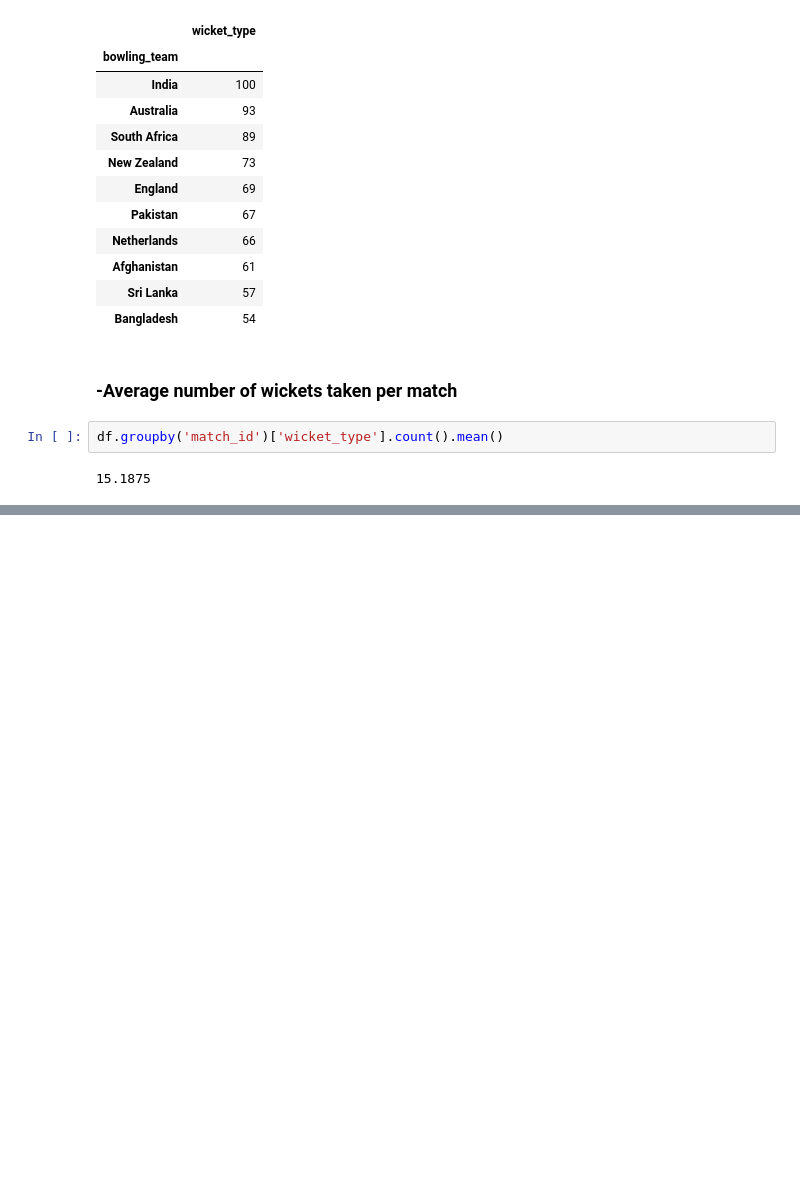
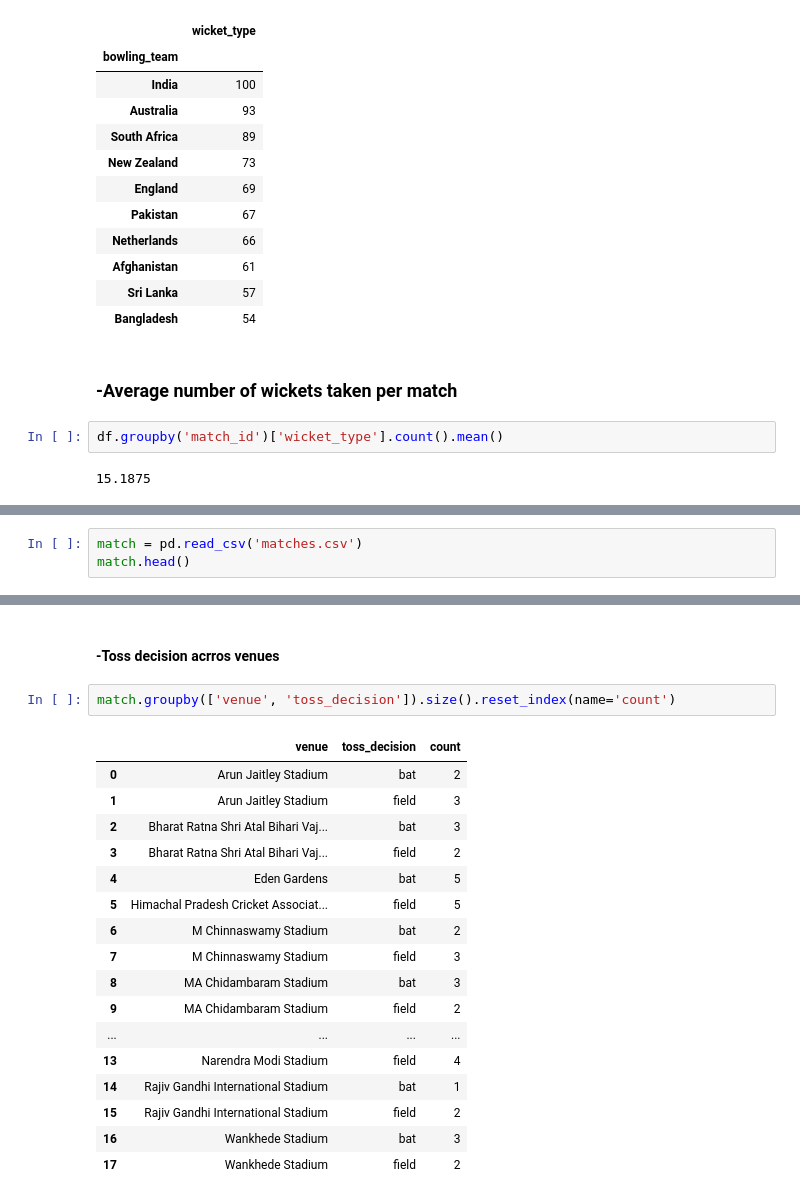
Before and after one commit to ZainFaisal005/DataCraft-Analysis-Vault, a Jupyter notebook: WorldCup2023 Project/WorldCup23.ipynb, the cells around one changed output, grey strips where cells are left out. Saved outputs shown, nothing was run; the diff lists cells and outputs as text; blank space fills up the shorter version.

```diff
--- a/WorldCup2023 Project/WorldCup23.ipynb
+++ b/WorldCup2023 Project/WorldCup23.ipynb
@@ -221,0 +224,3 @@ df.groupby('match_id')['wicket_type'].count().mean()
+# %%
+match = pd.read_csv('matches.csv')
+match.head()
@@ -221,0 +254,22 @@ df.groupby('match_id')['wicket_type'].count().mean()
+# %% [markdown]
+#### -Toss decision acrros venues
+# %%
+match.groupby(['venue', 'toss_decision']).size().reset_index(name='count')
+# %% [output]
+|  | venue | toss_decision | count |
+| 0 | Arun Jaitley Stadium | bat | 2 |
+| 1 | Arun Jaitley Stadium | field | 3 |
+| 2 | Bharat Ratna Shri Atal Bihari Vaj... | bat | 3 |
+| 3 | Bharat Ratna Shri Atal Bihari Vaj... | field | 2 |
+| 4 | Eden Gardens | bat | 5 |
+| 5 | Himachal Pradesh Cricket Associat... | field | 5 |
+| 6 | M Chinnaswamy Stadium | bat | 2 |
+| 7 | M Chinnaswamy Stadium | field | 3 |
+| 8 | MA Chidambaram Stadium | bat | 3 |
+| 9 | MA Chidambaram Stadium | field | 2 |
+| ... | ... | ... | ... |
+| 13 | Narendra Modi Stadium | field | 4 |
+| 14 | Rajiv Gandhi International Stadium | bat | 1 |
+| 15 | Rajiv Gandhi International Stadium | field | 2 |
+| 16 | Wankhede Stadium | bat | 3 |
+| 17 | Wankhede Stadium | field | 2 |
```
Also changed, not shown: parts of 8 cells of this notebook.
